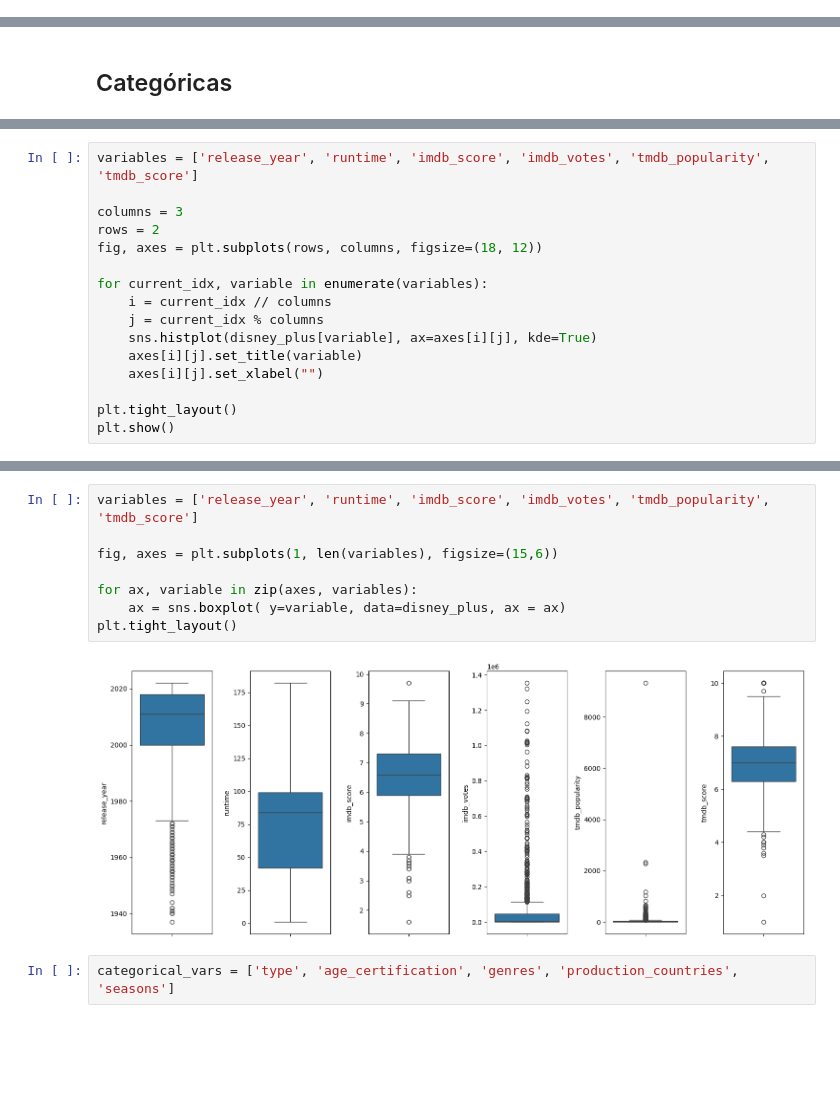
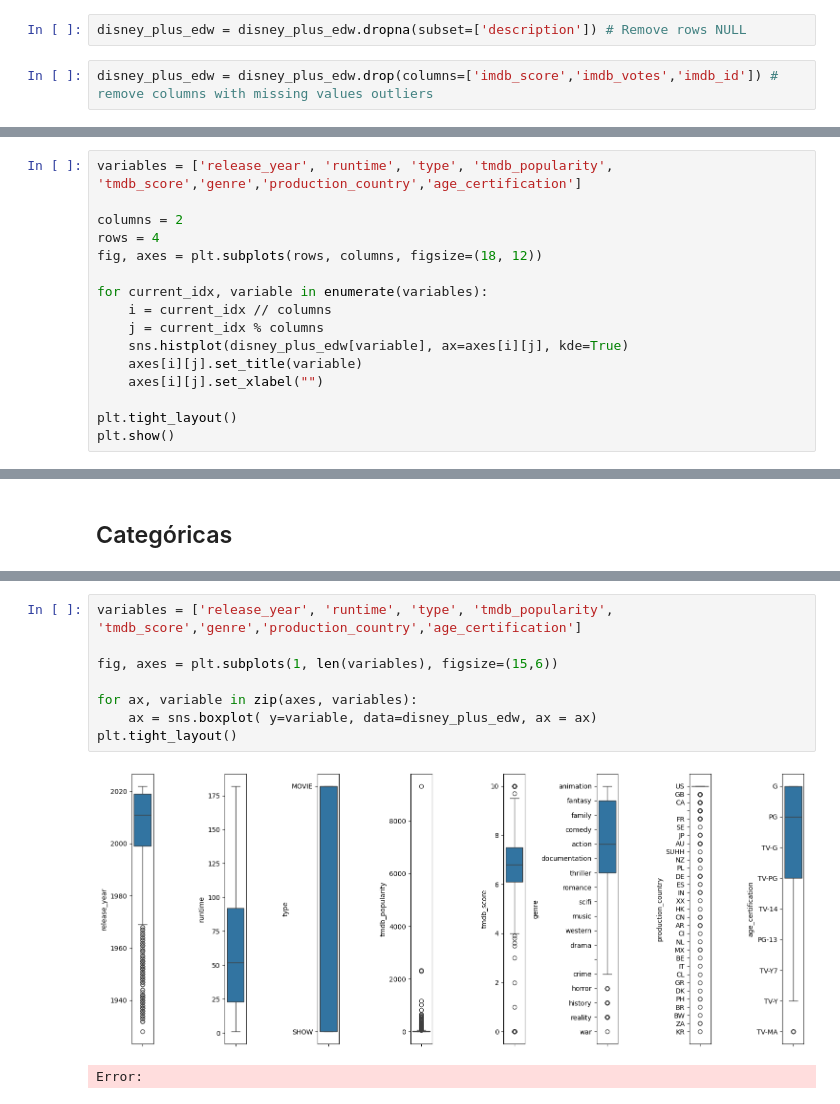
Before and after one commit to BiancaLaurindo/disney_recommendation, a Jupyter notebook: disney_plus_recommedation.ipynb, the cells around one changed output, grey strips where cells are left out. Saved outputs shown, nothing was run; the diff lists cells and outputs as text; blank space fills up the shorter version.

```diff
--- a/disney_plus_recommedation.ipynb
+++ b/disney_plus_recommedation.ipynb
@@ -229,0 +176,4 @@ disney_plus['production_country'] = disney_plus['production_country'].replace(''
+# %%
+disney_plus_edw = disney_plus_edw.dropna(subset=['description']) # Remove rows NULL
+# %%
+disney_plus_edw = disney_plus_edw.drop(columns=['imdb_score','imdb_votes','imdb_id']) # remove columns with missing values outliers
@@ -229,0 +479,16 @@ disney_plus['production_country'] = disney_plus['production_country'].replace(''
+# %%
+variables = ['release_year', 'runtime', 'type', 'tmdb_popularity', 'tmdb_score','genre','production_country','age_certification']
+
+columns = 2
+rows = 4
+fig, axes = plt.subplots(rows, columns, figsize=(18, 12))
+
+for current_idx, variable in enumerate(variables):
+    i = current_idx // columns
+    j = current_idx % columns
+    sns.histplot(disney_plus_edw[variable], ax=axes[i][j], kde=True)
+    axes[i][j].set_title(variable)
+    axes[i][j].set_xlabel("")
+
+plt.tight_layout()
+plt.show()
@@ -256,16 +520,0 @@ disney_plus.describe(include = [object])
-# %%
-variables = ['release_year', 'runtime', 'imdb_score', 'imdb_votes', 'tmdb_popularity', 'tmdb_score']
-
-columns = 3
-rows = 2
-fig, axes = plt.subplots(rows, columns, figsize=(18, 12))
-
-for current_idx, variable in enumerate(variables):
-    i = current_idx // columns
-    j = current_idx % columns
-    sns.histplot(disney_plus[variable], ax=axes[i][j], kde=True)
-    axes[i][j].set_title(variable)
-    axes[i][j].set_xlabel("")
-
-plt.tight_layout()
-plt.show()
@@ -274,12 +521,11 @@ plt.show()
 # %%
-variables = ['release_year', 'runtime', 'imdb_score', 'imdb_votes', 'tmdb_popularity', 'tmdb_score']
+variables = ['release_year', 'runtime', 'type', 'tmdb_popularity', 'tmdb_score','genre','production_country','age_certification']
 
 fig, axes = plt.subplots(1, len(variables), figsize=(15,6))
 
 for ax, variable in zip(axes, variables):
-    ax = sns.boxplot( y=variable, data=disney_plus, ax = ax)
+    ax = sns.boxplot( y=variable, data=disney_plus_edw, ax = ax)
 plt.tight_layout()
 # %% [output]
-[figure, old version]
+[figure, new version]
+Error:
-# %%
-categorical_vars = ['type', 'age_certification', 'genres', 'production_countries', 'seasons']
```
Also changed, not shown: parts of 47 cells of this notebook.
